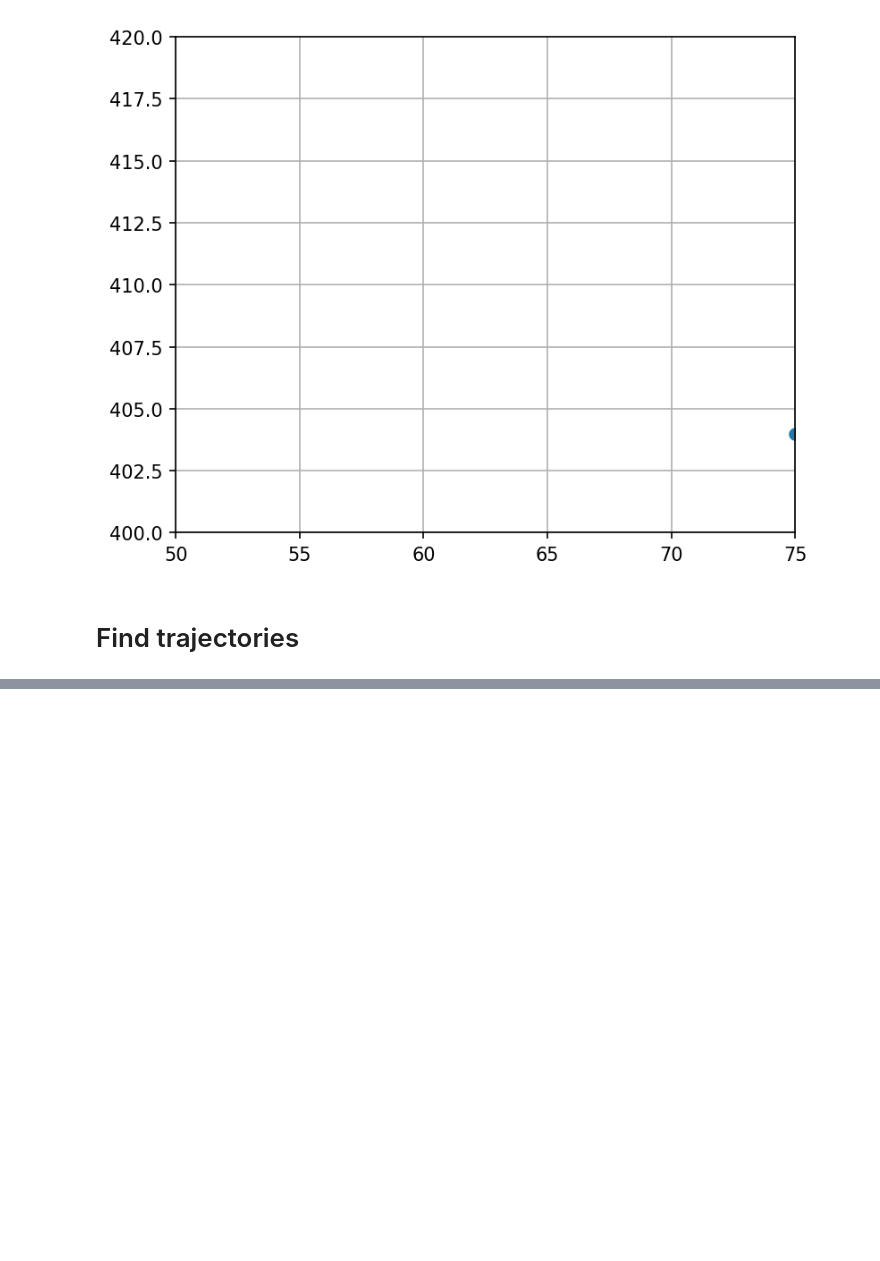
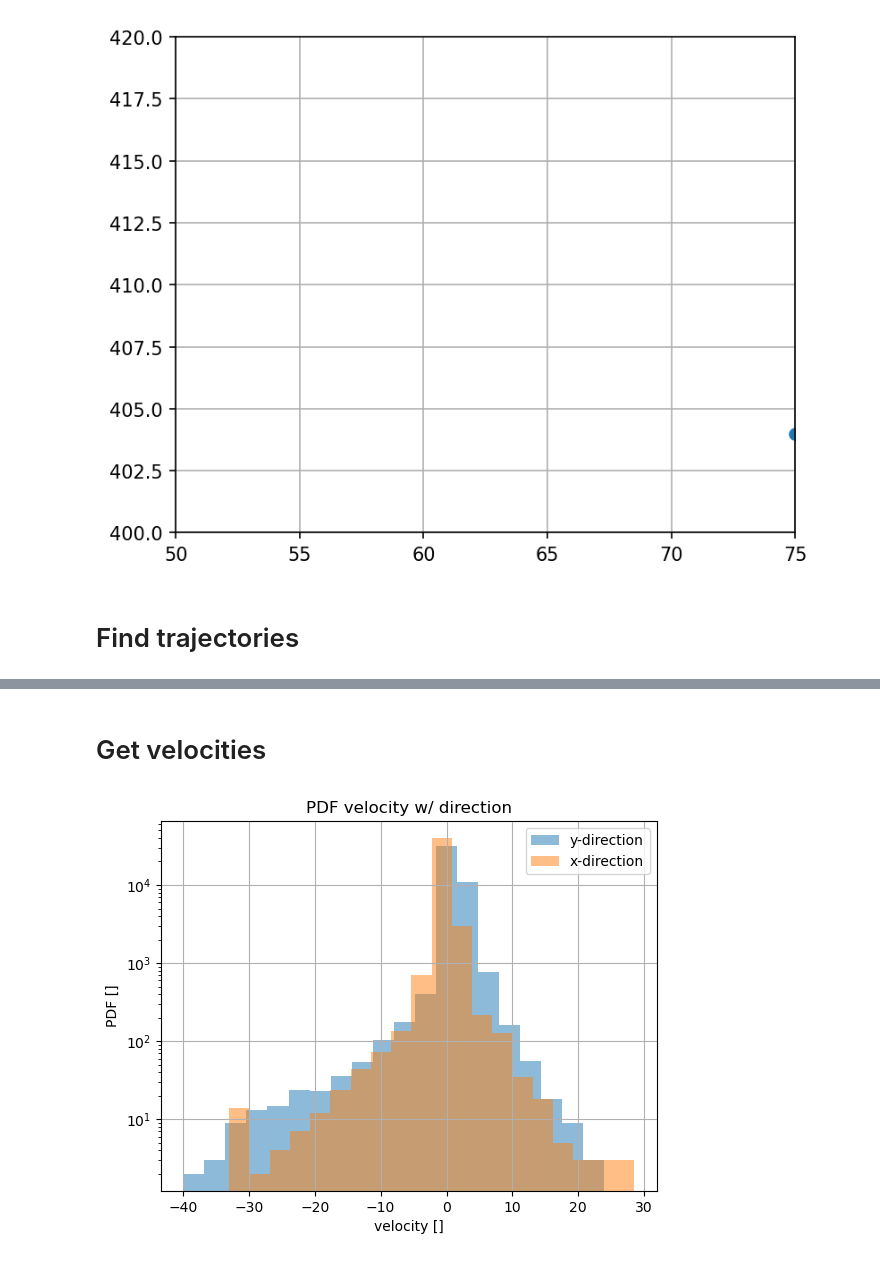
Before and after one commit to ebellincioni/floatingIce, a Jupyter notebook: 24-02-08_PTV_thickSheet.ipynb, the cells around one changed output, grey strips where cells are left out. Cells and saved outputs as stored; diff of their text form; code cells hidden in the pictures; blank space fills up the shorter version.

```diff
--- a/24-02-08_PTV_thickSheet.ipynb
+++ b/24-02-08_PTV_thickSheet.ipynb
@@ -152,0 +190,28 @@ plt.show()
+# %% [markdown]
+# Get velocities
+# %%
+dt = 1 # s
+velocities = np.array([np.nan,np.nan])
+
+for i,tr in enumerate(trajectories[1:]):
+    if tr.position.shape[0]<50:continue
+    velocities = np.vstack((velocities,np.gradient(tr.position,axis=0)/dt))
+
+nbins = 20
+plt.hist(velocities[:,0].flatten(),label='y-direction',alpha=0.5,bins=nbins)
+plt.hist(velocities[:,1].flatten(),label='x-direction',alpha=0.5,bins=nbins)
+# plt.plot(200+np.linspace(-800,800,200),
+#          np.exp(-(np.linspace(-800,800,200)/5e2)**2)*15,
+#          label='gaussian1 line')
+
+plt.title('PDF velocity w/ direction')
+plt.xlabel('velocity []')
+plt.ylabel('PDF []')
+plt.yscale('log')
+# plt.xlim(-50,50)
+# plt.ylim(1e0,1e5)
+plt.grid()
+plt.legend()
+plt.show()
+# %% [output]
+[figure, added]
```
Also changed, not shown: parts of 5 cells of this notebook.
